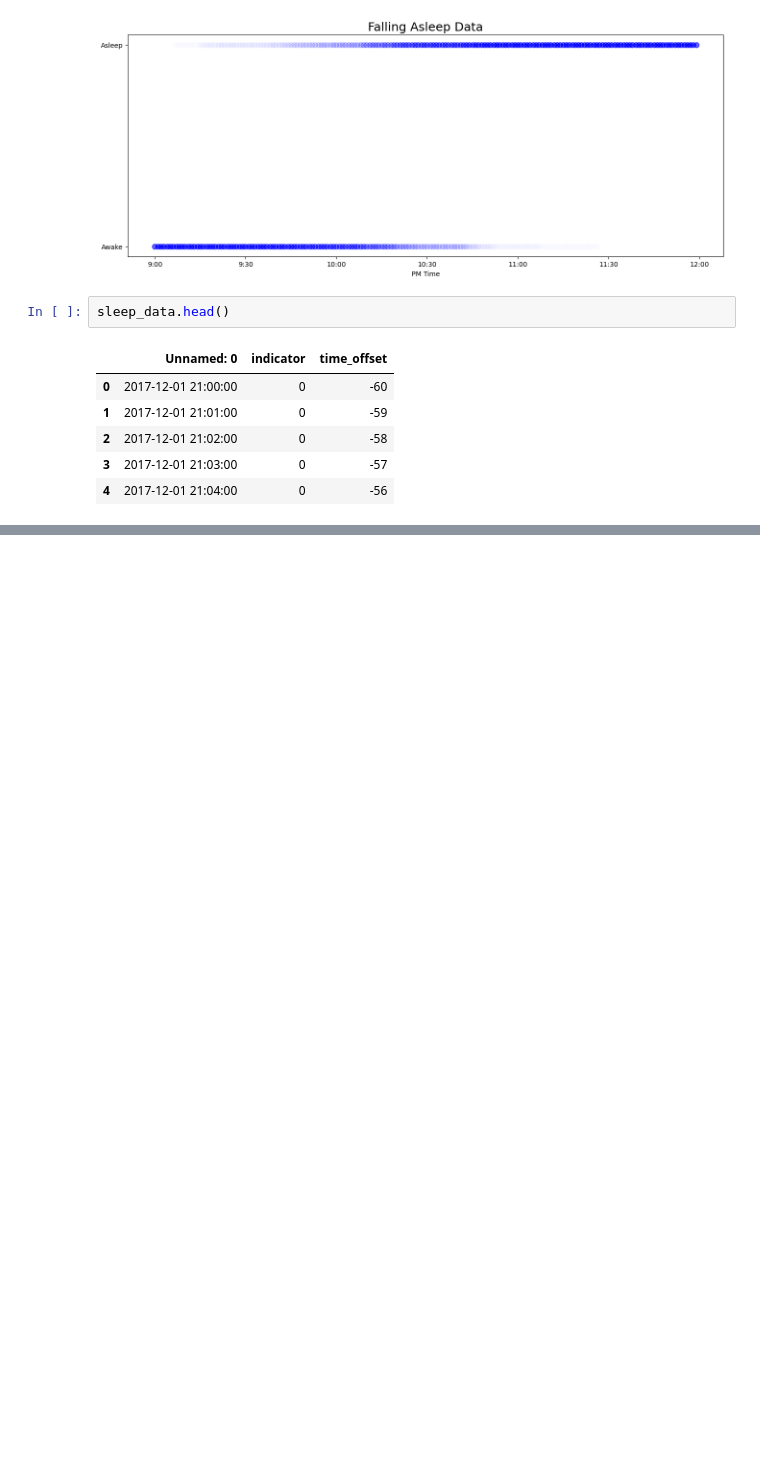
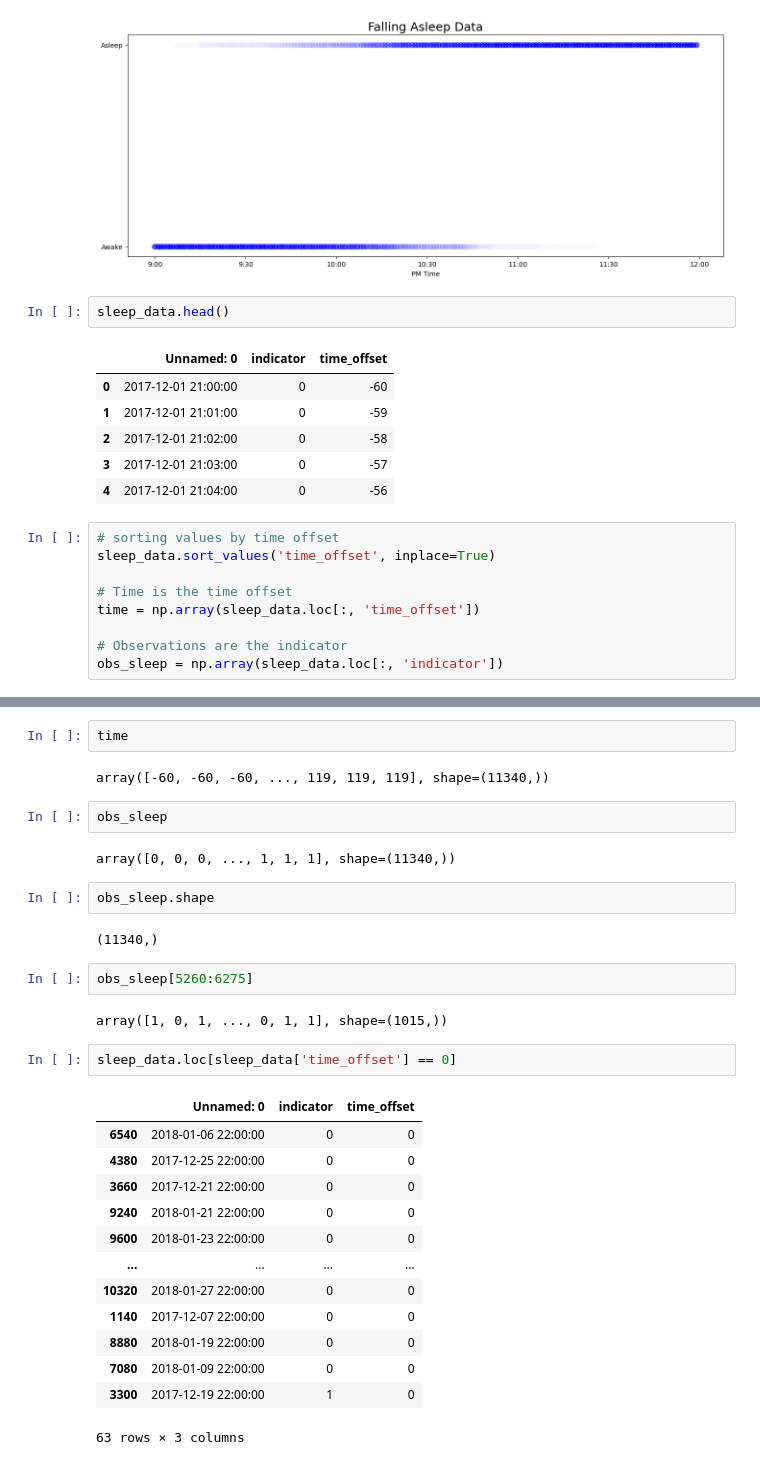
Before and after one commit to shafaq-aslam/statistics-prob, a Jupyter notebook: 09_sleep_case_study.ipynb, the cells around one changed output, grey strips where cells are left out. Cells and saved outputs as stored; diff of their text form; blank space fills up the shorter version.

```diff
--- a/09_sleep_case_study.ipynb
+++ b/09_sleep_case_study.ipynb
@@ -38,3 +38,12 @@ sleep_data.head()
 | 2 | 2017-12-01 21:02:00 | 0 | -58 |
 | 3 | 2017-12-01 21:03:00 | 0 | -57 |
 | 4 | 2017-12-01 21:04:00 | 0 | -56 |
+# %%
+# sorting values by time offset
+sleep_data.sort_values('time_offset', inplace=True)
+
+# Time is the time offset
+time = np.array(sleep_data.loc[:, 'time_offset'])
+
+# Observations are the indicator
+obs_sleep = np.array(sleep_data.loc[:, 'indicator'])
@@ -40,0 +68,32 @@ sleep_data.head()
+# %%
+time
+# %% [output]
+array([-60, -60, -60, ..., 119, 119, 119], shape=(11340,))
+# %%
+obs_sleep
+# %% [output]
+array([0, 0, 0, ..., 1, 1, 1], shape=(11340,))
+# %%
+obs_sleep.shape
+# %% [output]
+(11340,)
+# %%
+obs_sleep[5260:6275]
+# %% [output]
+array([1, 0, 1, ..., 0, 1, 1], shape=(1015,))
+# %%
+sleep_data.loc[sleep_data['time_offset'] == 0]
+# %% [output]
+|  | Unnamed: 0 | indicator | time_offset |
+| 6540 | 2018-01-06 22:00:00 | 0 | 0 |
+| 4380 | 2017-12-25 22:00:00 | 0 | 0 |
+| 3660 | 2017-12-21 22:00:00 | 0 | 0 |
+| 9240 | 2018-01-21 22:00:00 | 0 | 0 |
+| 9600 | 2018-01-23 22:00:00 | 0 | 0 |
+| ... | ... | ... | ... |
+| 10320 | 2018-01-27 22:00:00 | 0 | 0 |
+| 1140 | 2017-12-07 22:00:00 | 0 | 0 |
+| 8880 | 2018-01-19 22:00:00 | 0 | 0 |
+| 7080 | 2018-01-09 22:00:00 | 0 | 0 |
+| 3300 | 2017-12-19 22:00:00 | 1 | 0 |
+63 rows × 3 columns
```
Also changed, not shown: parts of 3 cells of this notebook.
